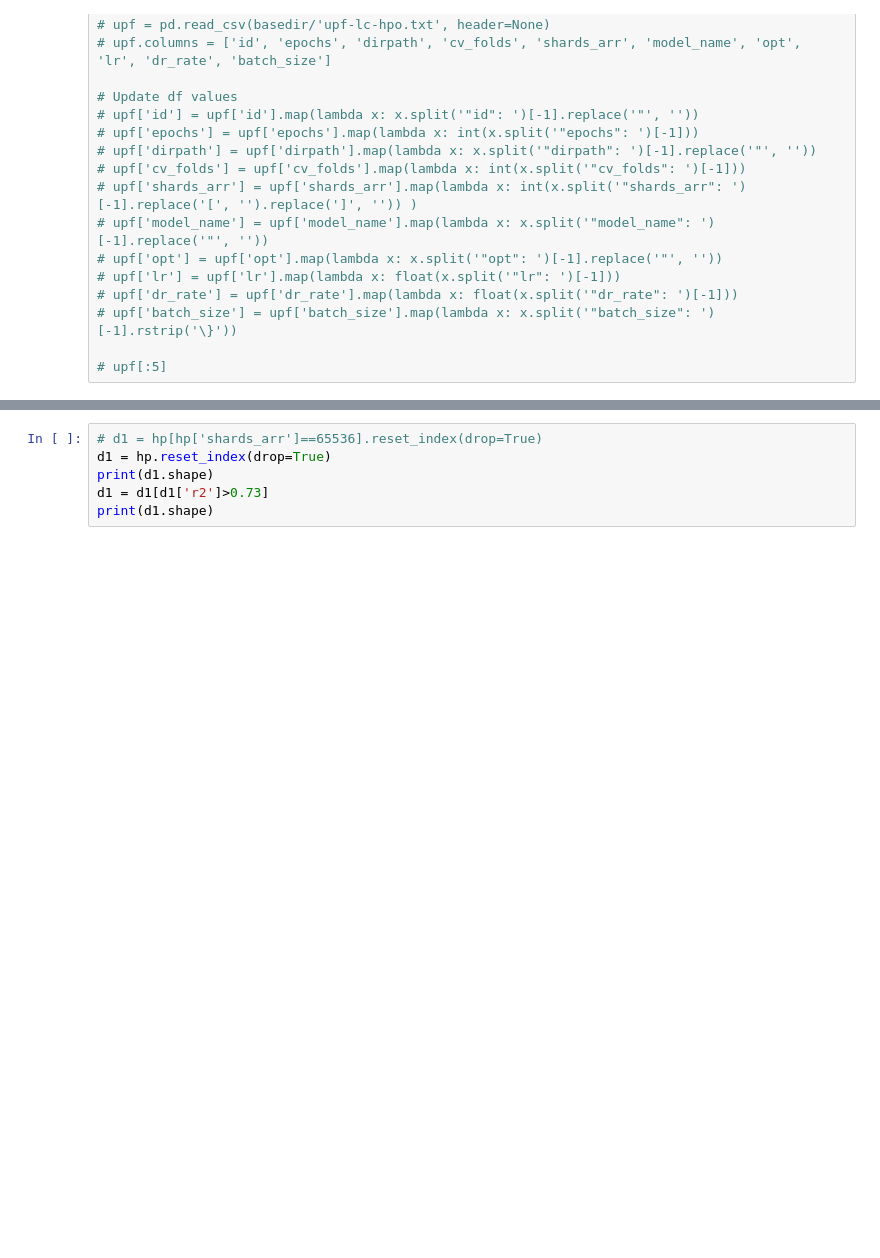
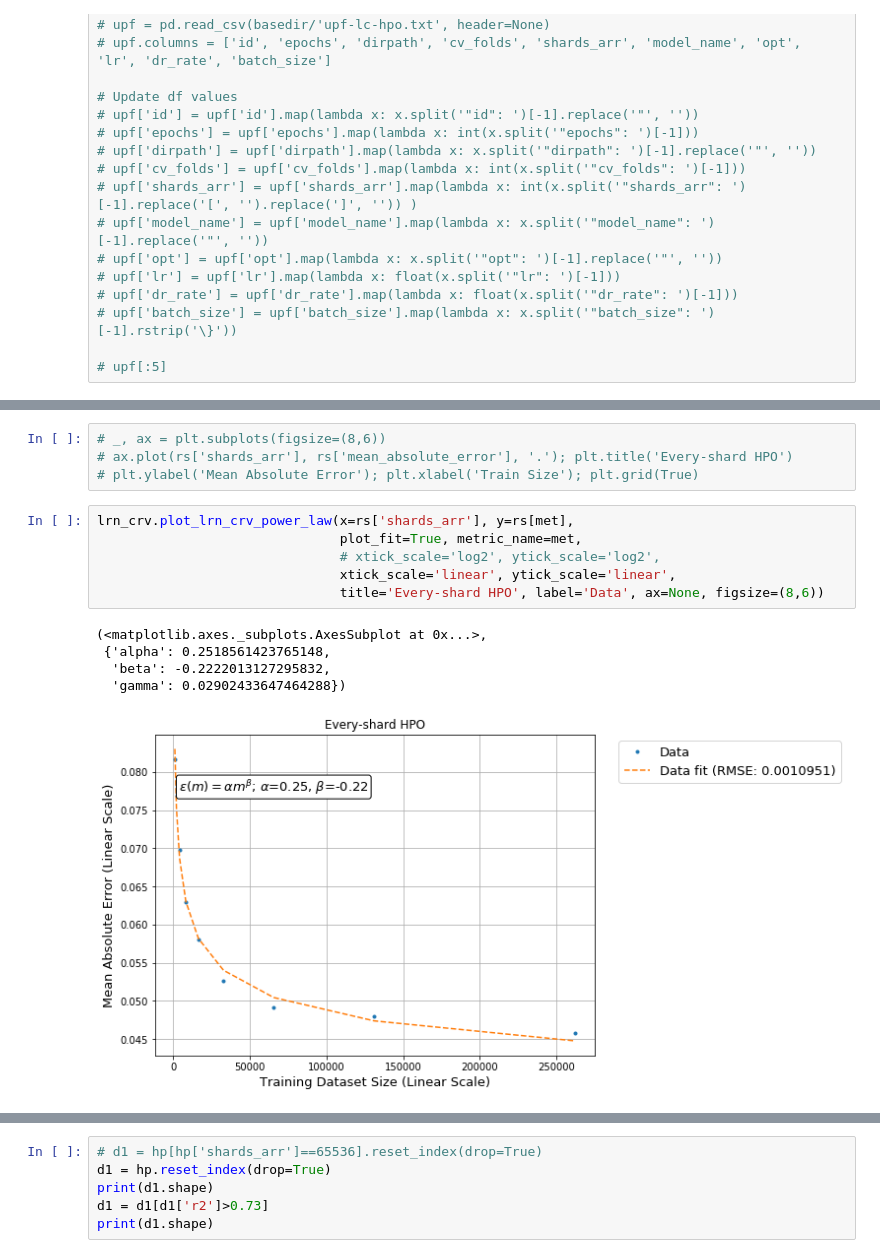
Before and after one commit to adpartin/LearningCurves, a Jupyter notebook: notebooks/candle_hpo.ipynb, the cells around one changed output, grey strips where cells are left out. Cells and saved outputs as stored; diff of their text form; blank space fills up the shorter version.

```diff
--- a/notebooks/candle_hpo.ipynb
+++ b/notebooks/candle_hpo.ipynb
@@ -139,0 +223,16 @@ Name: batch_size, dtype: int64
+# %%
+# _, ax = plt.subplots(figsize=(8,6))
+# ax.plot(rs['shards_arr'], rs['mean_absolute_error'], '.'); plt.title('Every-shard HPO')
+# plt.ylabel('Mean Absolute Error'); plt.xlabel('Train Size'); plt.grid(True)
+# %%
+lrn_crv.plot_lrn_crv_power_law(x=rs['shards_arr'], y=rs[met],
+                               plot_fit=True, metric_name=met,
+                               # xtick_scale='log2', ytick_scale='log2',
+                               xtick_scale='linear', ytick_scale='linear',
+                               title='Every-shard HPO', label='Data', ax=None, figsize=(8,6))
+# %% [output]
+(<matplotlib.axes._subplots.AxesSubplot at 0x...>,
+ {'alpha': 0.2518561423765148,
+  'beta': -0.2222013127295832,
+  'gamma': 0.02902433647464288})
+[figure, added]
```
Also changed, not shown: parts of 39 cells of this notebook, 5 other files.
